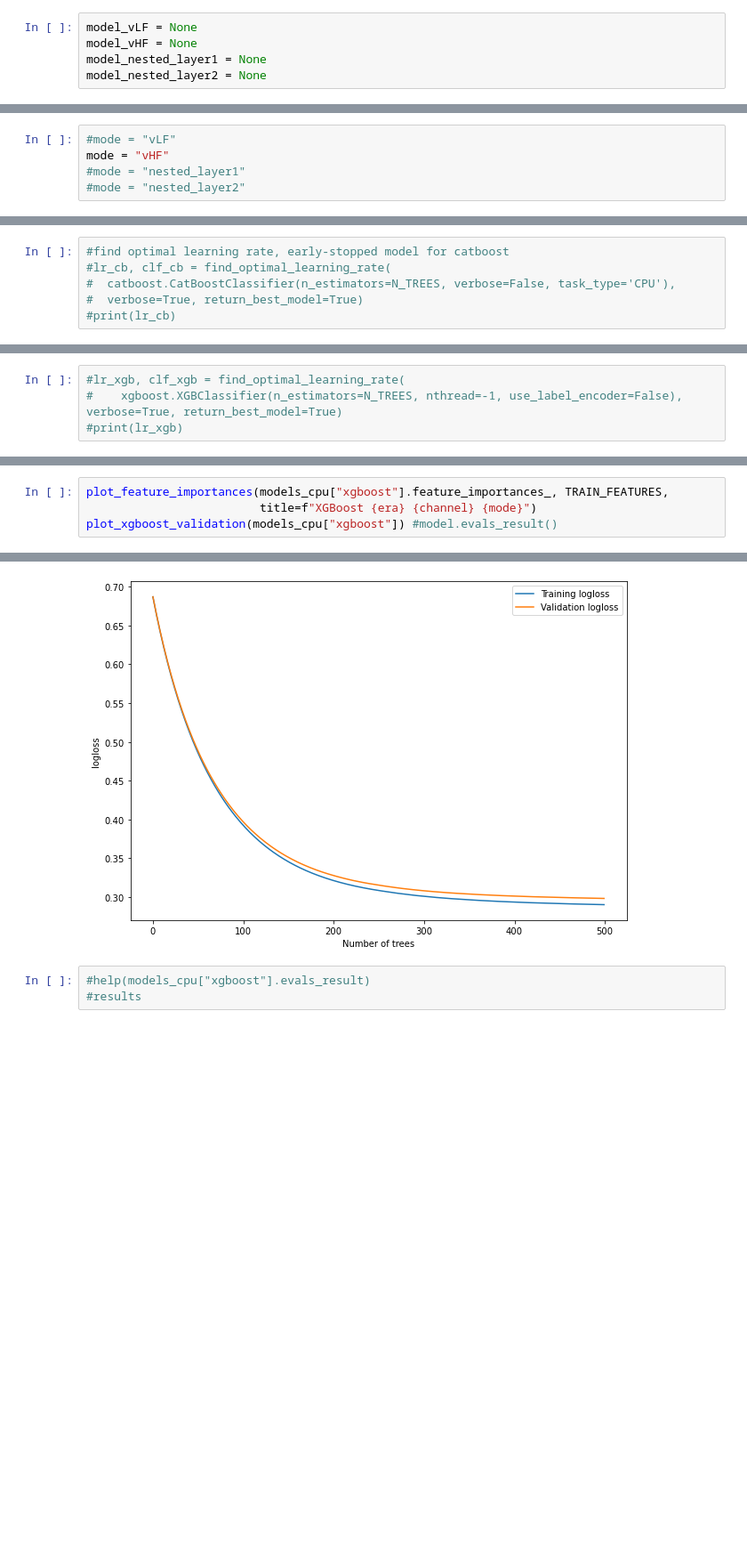
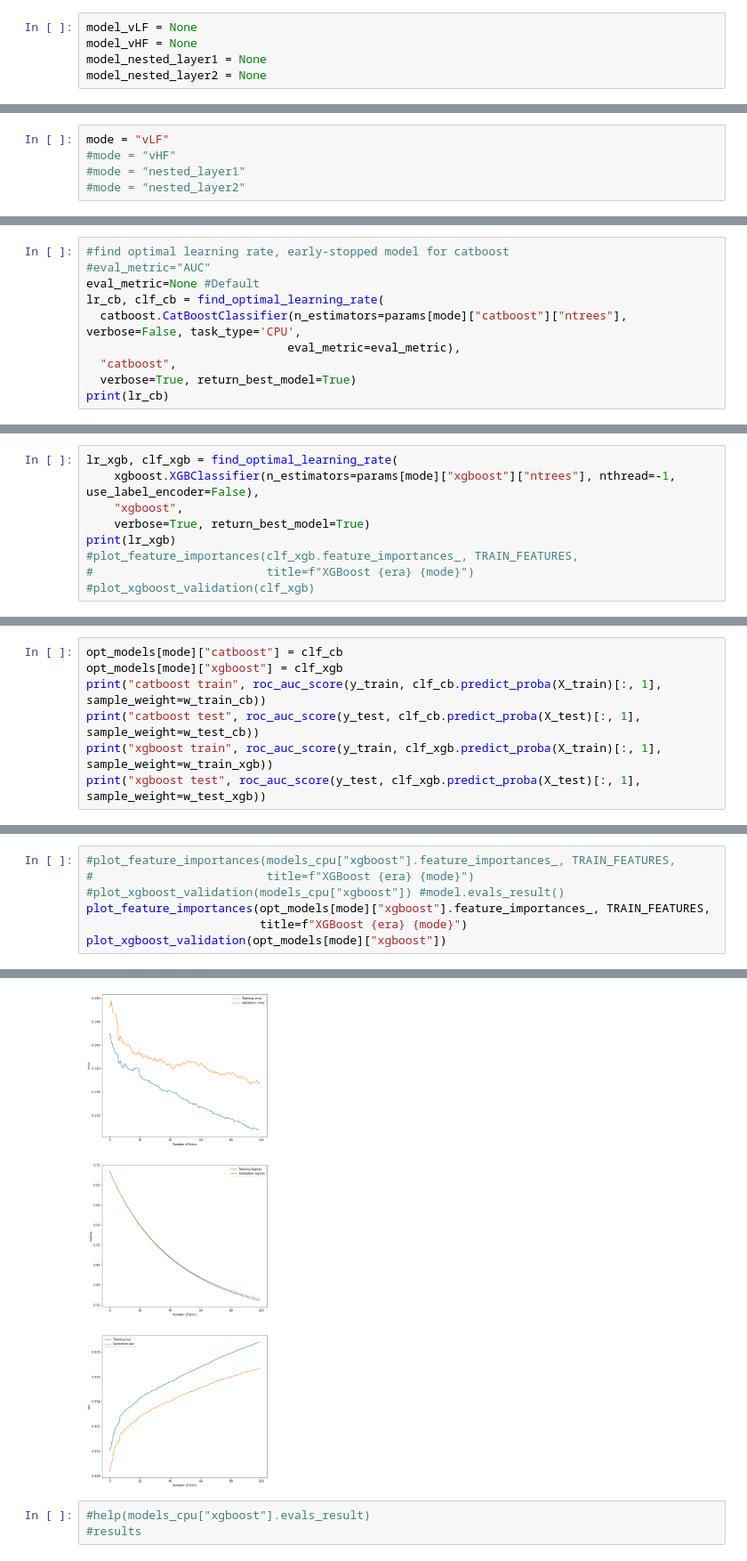
Before and after one commit to NJManganelli/FourTopNAOD, a Jupyter notebook: RDF/BDTTesting.ipynb, the cells around one changed output, grey strips where cells are left out. Shown at 89% size. Saved outputs shown, nothing was run; the diff lists cells and outputs as text; blank space fills up the shorter version.

Commit message:
Modified training, xgboost works well when normalizing weights to number of signal samples instead of unity, plots

```diff
--- a/RDF/BDTTesting.ipynb
+++ b/RDF/BDTTesting.ipynb
@@ -214,6 +341,6 @@ def get_features(events,
 # %%
-#mode = "vLF"
-mode = "vHF"
+mode = "vLF"
+#mode = "vHF"
 #mode = "nested_layer1"
 #mode = "nested_layer2"
 # %%
@@ -545,7 +648,11 @@ models_cpu = {
 }
 # %%
 #find optimal learning rate, early-stopped model for catboost
-#lr_cb, clf_cb = find_optimal_learning_rate(
-#  catboost.CatBoostClassifier(n_estimators=N_TREES, verbose=False, task_type='CPU'),
-#  verbose=True, return_best_model=True)
-#print(lr_cb)
+#eval_metric="AUC"
+eval_metric=None #Default
+lr_cb, clf_cb = find_optimal_learning_rate(
+  catboost.CatBoostClassifier(n_estimators=params[mode]["catboost"]["ntrees"], verbose=False, task_type='CPU',
+                             eval_metric=eval_metric),
+  "catboost",
+  verbose=True, return_best_model=True)
+print(lr_cb)
@@ -552,4 +667,9 @@ models_cpu = {
 # %%
-#lr_xgb, clf_xgb = find_optimal_learning_rate(
-#    xgboost.XGBClassifier(n_estimators=N_TREES, nthread=-1, use_label_encoder=False), verbose=True, return_best_model=True)
-#print(lr_xgb)
+lr_xgb, clf_xgb = find_optimal_learning_rate(
+    xgboost.XGBClassifier(n_estimators=params[mode]["xgboost"]["ntrees"], nthread=-1, use_label_encoder=False),
+    "xgboost",
+    verbose=True, return_best_model=True)
+print(lr_xgb)
+#plot_feature_importances(clf_xgb.feature_importances_, TRAIN_FEATURES,
+#                         title=f"XGBoost {era} {mode}")
+#plot_xgboost_validation(clf_xgb)
@@ -564,0 +707,7 @@ Learning rates for vHF:
+# %%
+opt_models[mode]["catboost"] = clf_cb
+opt_models[mode]["xgboost"] = clf_xgb
+print("catboost train", roc_auc_score(y_train, clf_cb.predict_proba(X_train)[:, 1], sample_weight=w_train_cb))
+print("catboost test", roc_auc_score(y_test, clf_cb.predict_proba(X_test)[:, 1], sample_weight=w_test_cb))
+print("xgboost train", roc_auc_score(y_train, clf_xgb.predict_proba(X_train)[:, 1], sample_weight=w_train_xgb))
+print("xgboost test", roc_auc_score(y_test, clf_xgb.predict_proba(X_test)[:, 1], sample_weight=w_test_xgb))
@@ -600,7 +757,10 @@ Deprecated in NumPy 1.20; for more details and guidance: https://numpy.org/devdo
 # %%
-plot_feature_importances(models_cpu["xgboost"].feature_importances_, TRAIN_FEATURES,
-                         title=f"XGBoost {era} {channel} {mode}")
-plot_xgboost_validation(models_cpu["xgboost"]) #model.evals_result()
+#plot_feature_importances(models_cpu["xgboost"].feature_importances_, TRAIN_FEATURES,
+#                         title=f"XGBoost {era} {mode}")
+#plot_xgboost_validation(models_cpu["xgboost"]) #model.evals_result()
+plot_feature_importances(opt_models[mode]["xgboost"].feature_importances_, TRAIN_FEATURES,
+                         title=f"XGBoost {era} {mode}")
+plot_xgboost_validation(opt_models[mode]["xgboost"])
 # %% [output]
 Deprecated in NumPy 1.20; for more details and guidance: https://numpy.org/devdocs/release/1.20.0-notes.html#deprecations
   yy = np.arange(len(f_imps)).astype(np.int)
@@ -608,4 +768,4 @@ Deprecated in NumPy 1.20; for more details and guidance: https://numpy.org/devdo
-[figure, old version]
+[figure, new version]
 # %%
 #help(models_cpu["xgboost"].evals_result)
 #results
```
Also changed, not shown: parts of 32 cells of this notebook.
